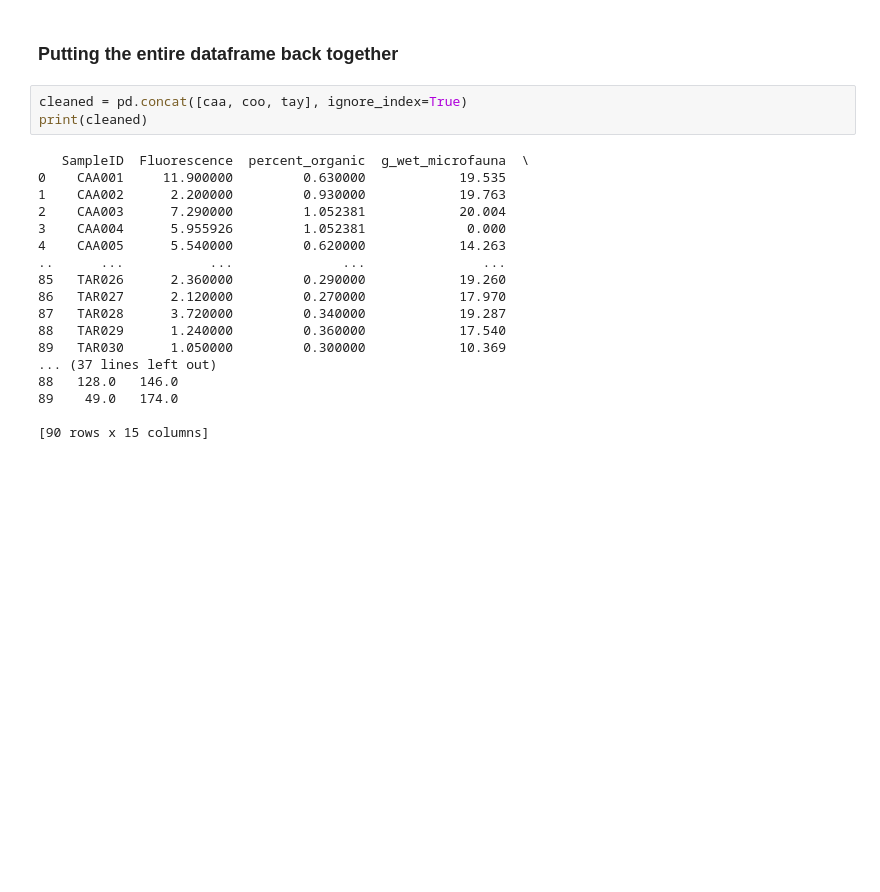
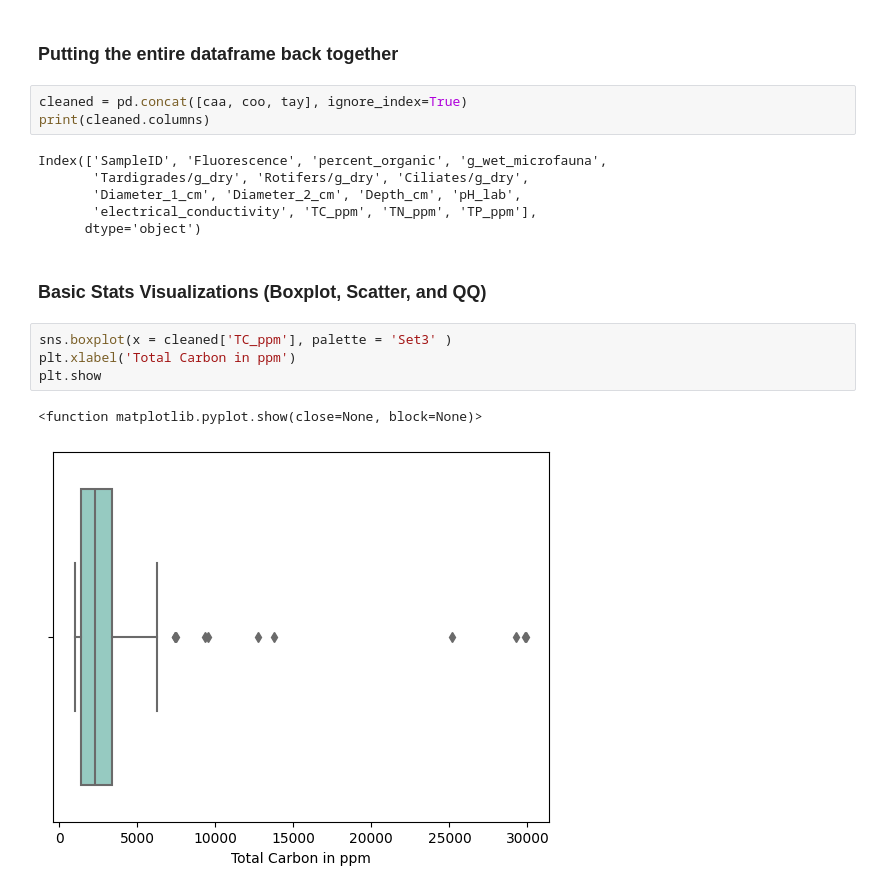
Before and after one commit to jtdocter27/Cryoconite-Analysis, a Jupyter notebook: SE_Project.ipynb, the cells around one changed output. Cells and saved outputs as stored; diff of their text form; blank space fills up the shorter version.

Commit message:
plots made

```diff
--- a/SE_Project.ipynb
+++ b/SE_Project.ipynb
@@ -191,22 +193,19 @@ See the caveats in the documentation: https://pandas.pydata.org/pandas-docs/stab
 ### Putting the entire dataframe back together
 # %%
 cleaned = pd.concat([caa, coo, tay], ignore_index=True)
-print(cleaned)
+print(cleaned.columns)
 # %% [output]
-   SampleID  Fluorescence  percent_organic  g_wet_microfauna  \
-0    CAA001     11.900000         0.630000            19.535
-1    CAA002      2.200000         0.930000            19.763
-2    CAA003      7.290000         1.052381            20.004
-3    CAA004      5.955926         1.052381             0.000
-4    CAA005      5.540000         0.620000            14.263
-..      ...           ...              ...               ...
-85   TAR026      2.360000         0.290000            19.260
-86   TAR027      2.120000         0.270000            17.970
-87   TAR028      3.720000         0.340000            19.287
-88   TAR029      1.240000         0.360000            17.540
-89   TAR030      1.050000         0.300000            10.369
-... (37 lines left out)
-88   128.0   146.0
-89    49.0   174.0
-
-[90 rows x 15 columns]
+Index(['SampleID', 'Fluorescence', 'percent_organic', 'g_wet_microfauna',
+       'Tardigrades/g_dry', 'Rotifers/g_dry', 'Ciliates/g_dry',
+       'Diameter_1_cm', 'Diameter_2_cm', 'Depth_cm', 'pH_lab',
+       'electrical_conductivity', 'TC_ppm', 'TN_ppm', 'TP_ppm'],
+      dtype='object')
+# %% [markdown]
+### Basic Stats Visualizations (Boxplot, Scatter, and QQ)
+# %%
+sns.boxplot(x = cleaned['TC_ppm'], palette = 'Set3' )
+plt.xlabel('Total Carbon in ppm')
+plt.show
+# %% [output]
+<function matplotlib.pyplot.show(close=None, block=None)>
+[figure, added]
```
Also changed, not shown: parts of 2 cells of this notebook.
